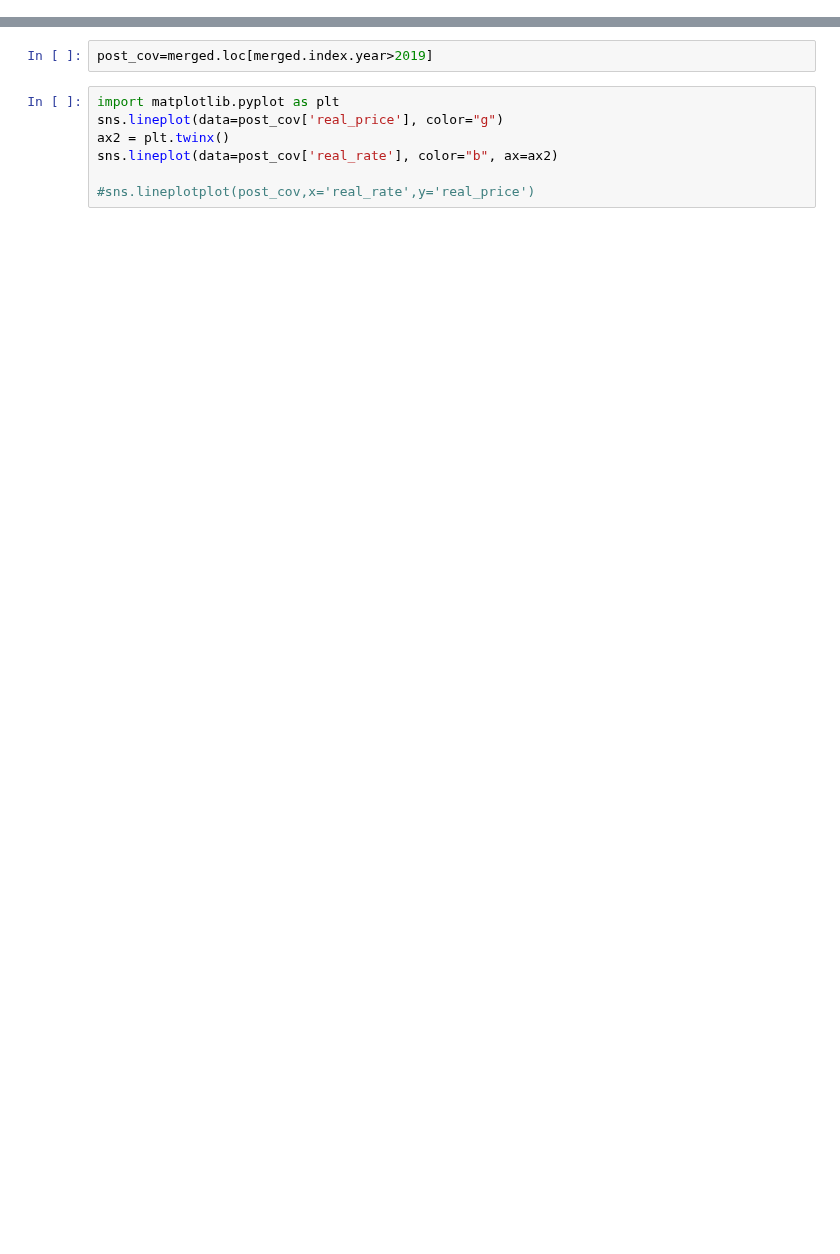
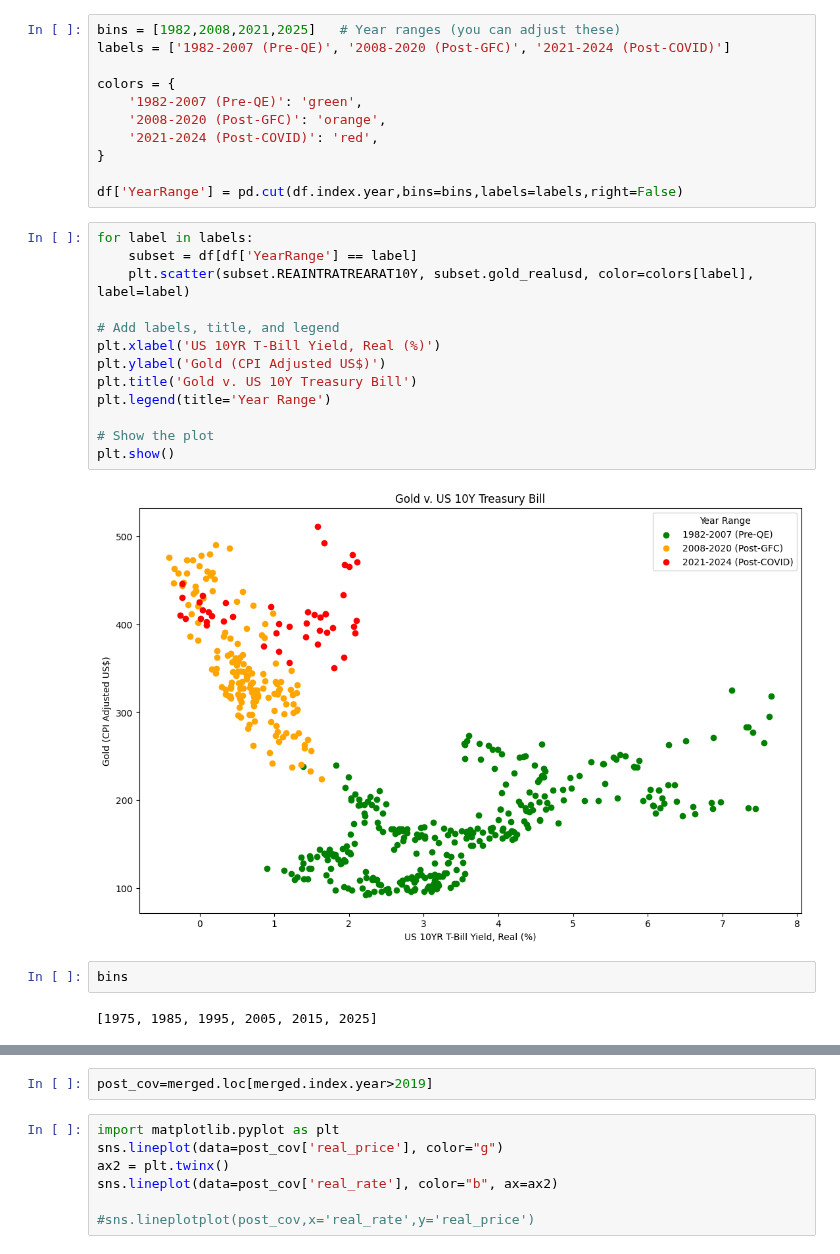
Before and after one commit to jamiegleave/econ, a Jupyter notebook: gold_rates.ipynb, the cells around one changed output, grey strips where cells are left out. Cells and saved outputs as stored; diff of their text form; blank space fills up the shorter version.

```diff
--- a/gold_rates.ipynb
+++ b/gold_rates.ipynb
@@ -113,0 +69,30 @@ sns.scatterplot(pre_cov,x='real_rate',y='real_price')
+# %%
+bins = [1982,2008,2021,2025]   # Year ranges (you can adjust these)
+labels = ['1982-2007 (Pre-QE)', '2008-2020 (Post-GFC)', '2021-2024 (Post-COVID)']
+
+colors = {
+    '1982-2007 (Pre-QE)': 'green',
+    '2008-2020 (Post-GFC)': 'orange',
+    '2021-2024 (Post-COVID)': 'red',
+}
+
+df['YearRange'] = pd.cut(df.index.year,bins=bins,labels=labels,right=False)
+# %%
+for label in labels:
+    subset = df[df['YearRange'] == label]
+    plt.scatter(subset.REAINTRATREARAT10Y, subset.gold_realusd, color=colors[label], label=label)
+
+# Add labels, title, and legend
+plt.xlabel('US 10YR T-Bill Yield, Real (%)')
+plt.ylabel('Gold (CPI Adjusted US$)')
+plt.title('Gold v. US 10Y Treasury Bill')
+plt.legend(title='Year Range')
+
+# Show the plot
+plt.show()
+# %% [output]
+[figure, added]
+# %%
+bins
+# %% [output]
+[1975, 1985, 1995, 2005, 2015, 2025]
```
Also changed, not shown: parts of 18 cells of this notebook, 1 other file.
